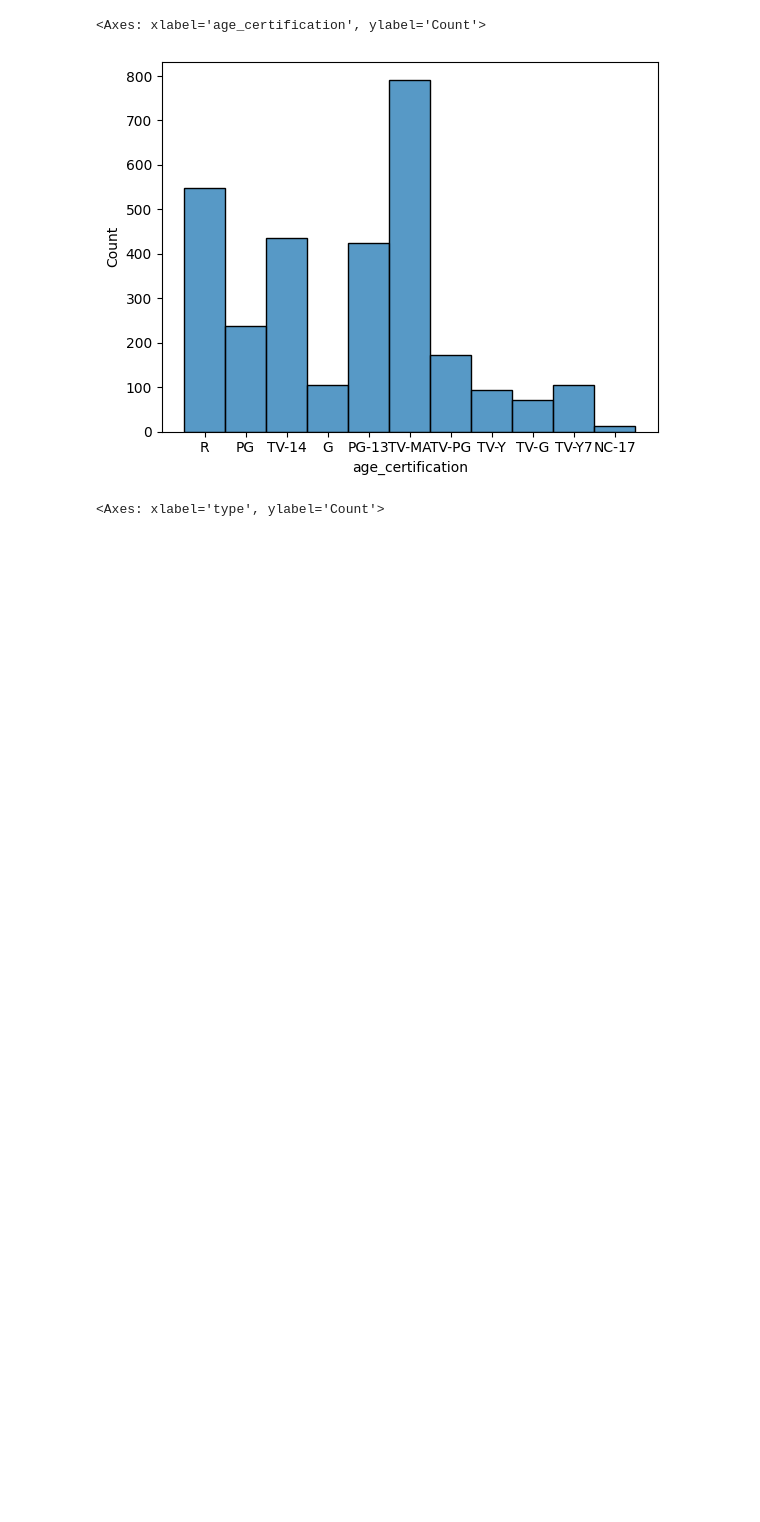
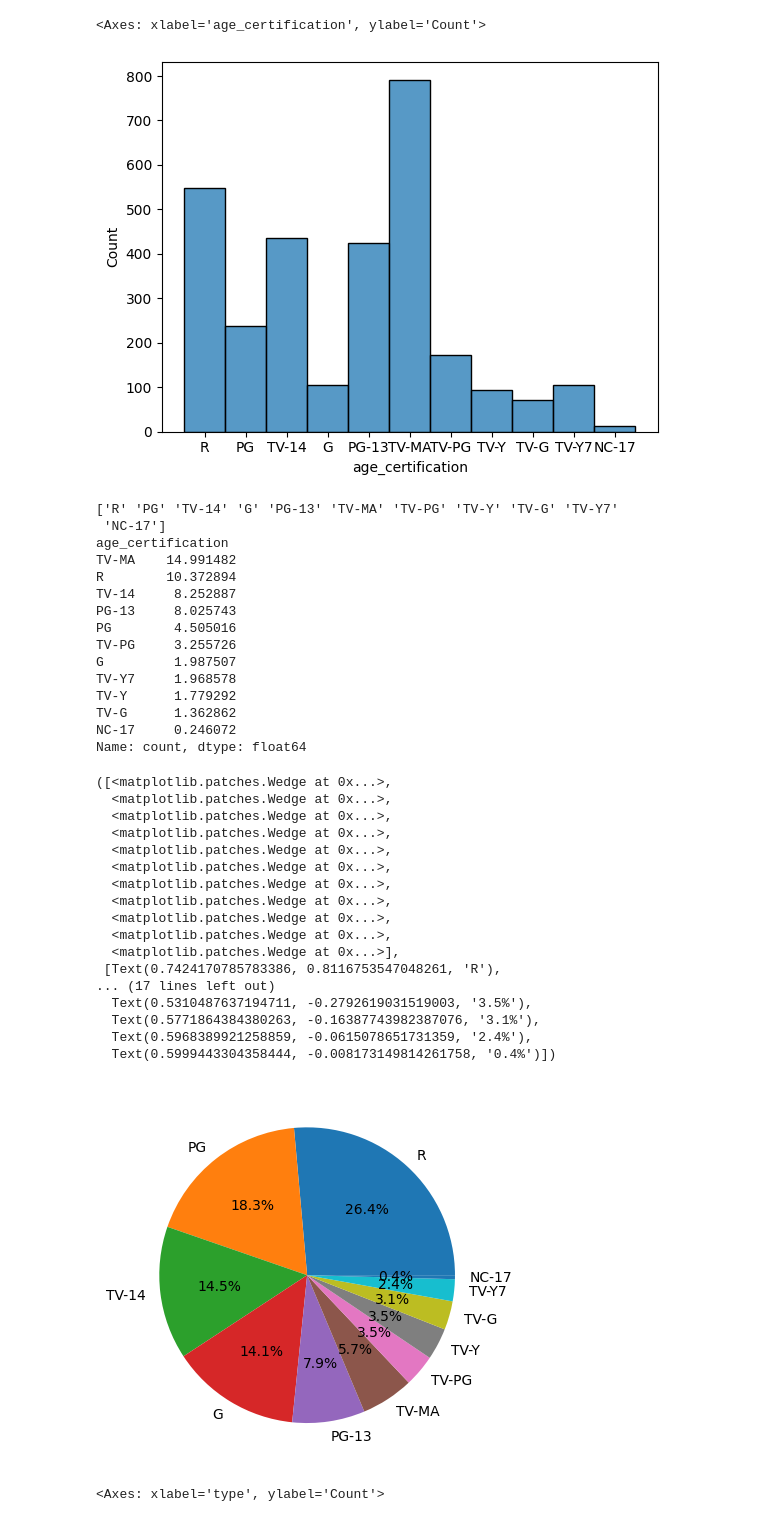
Before and after one commit to AllaKop/Netflix_IMDB_Scores, a Jupyter notebook: Netflix.ipynb, the cells around one changed output. Saved outputs shown, nothing was run; the diff lists cells and outputs as text; code cells hidden in the pictures; blank space fills up the shorter version.

Commit message:
Pie chart

```diff
--- a/Netflix.ipynb
+++ b/Netflix.ipynb
@@ -185,6 +183,52 @@ sns.histplot(netflix['age_certification'])
 # %% [output]
 <Axes: xlabel='age_certification', ylabel='Count'>
 [figure]
+# %%
+"""Visualisation piechart for age_certification"""
+
+unique_age_certifications = netflix.age_certification.dropna().unique()
+print(unique_age_certifications)
+age_certification_counts = netflix.age_certification.value_counts()
+age_certification_percentage = (age_certification_counts / len(netflix)) * 100
+print(age_certification_percentage)
+
+import matplotlib.pyplot as plt
+
+plt.pie(age_certification_percentage, labels=unique_age_certifications, autopct='%1.1f%%')
+# %% [output]
+['R' 'PG' 'TV-14' 'G' 'PG-13' 'TV-MA' 'TV-PG' 'TV-Y' 'TV-G' 'TV-Y7'
+ 'NC-17']
+age_certification
+TV-MA    14.991482
+R        10.372894
+TV-14     8.252887
+PG-13     8.025743
+PG        4.505016
+TV-PG     3.255726
+G         1.987507
+TV-Y7     1.968578
+TV-Y      1.779292
+TV-G      1.362862
+NC-17     0.246072
+Name: count, dtype: float64
+([<matplotlib.patches.Wedge at 0x...>,
+  <matplotlib.patches.Wedge at 0x...>,
+  <matplotlib.patches.Wedge at 0x...>,
+  <matplotlib.patches.Wedge at 0x...>,
+  <matplotlib.patches.Wedge at 0x...>,
+  <matplotlib.patches.Wedge at 0x...>,
+  <matplotlib.patches.Wedge at 0x...>,
+  <matplotlib.patches.Wedge at 0x...>,
+  <matplotlib.patches.Wedge at 0x...>,
+  <matplotlib.patches.Wedge at 0x...>,
+  <matplotlib.patches.Wedge at 0x...>],
+ [Text(0.7424170785783386, 0.8116753547048261, 'R'),
+... (17 lines left out)
+  Text(0.5310487637194711, -0.2792619031519003, '3.5%'),
+  Text(0.5771864384380263, -0.16387743982387076, '3.1%'),
+  Text(0.5968389921258859, -0.0615078651731359, '2.4%'),
+  Text(0.5999443304358444, -0.008173149814261758, '0.4%')])
+[figure, added]
 # %%
 """Visualization  histplot for type"""
 
```
Also changed, not shown: parts of 3 cells of this notebook.
